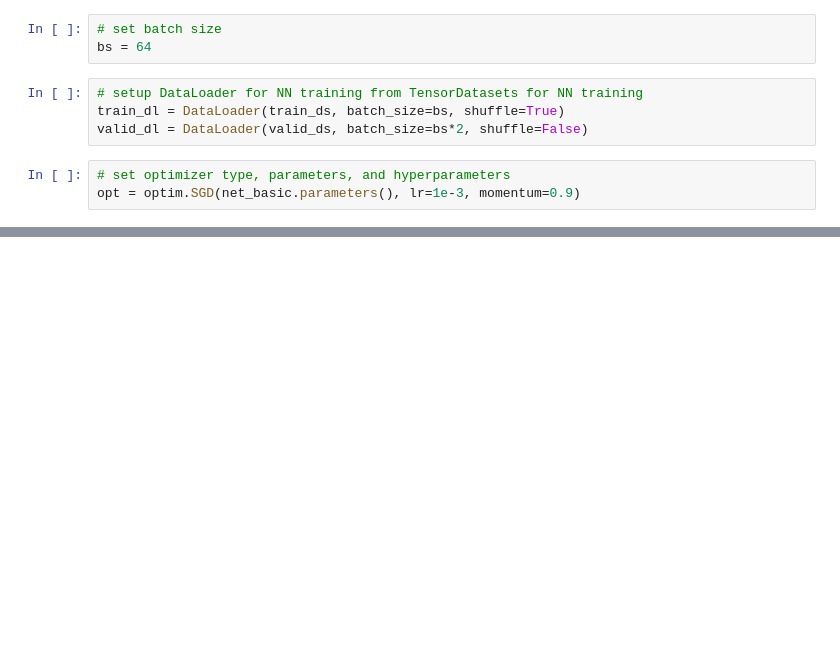
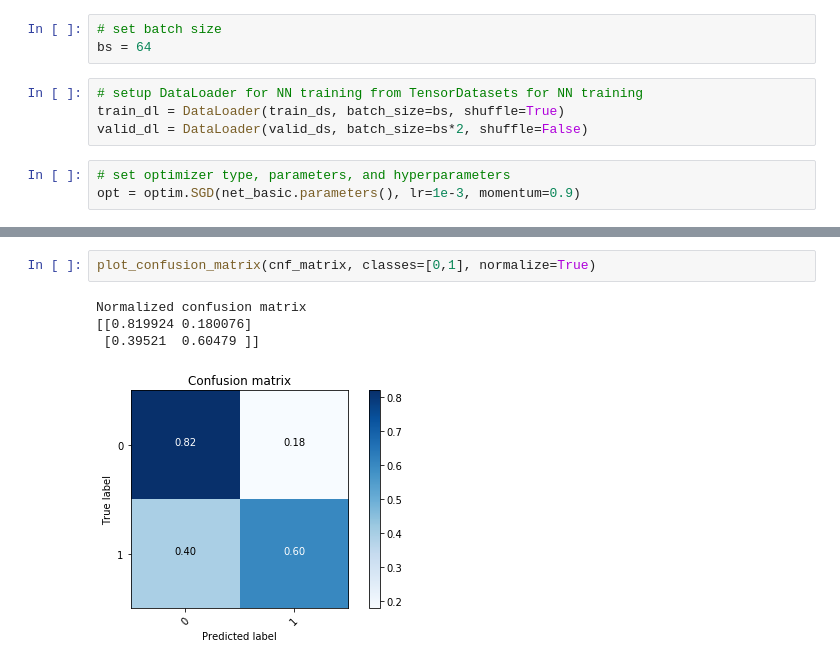
Before and after one commit to MicPie/genomics, a Jupyter notebook: DL_Genomics_v8_basic-pytorch.ipynb, the cells around one changed output, grey strips where cells are left out. Drawn from its saved outputs; the diff is of its cells as text; blank space fills up the shorter version.

```diff
--- a/DL_Genomics_v8_basic-pytorch.ipynb
+++ b/DL_Genomics_v8_basic-pytorch.ipynb
@@ -357,0 +425,7 @@ epoch   train loss      valid loss      accuaracy
+# %%
+plot_confusion_matrix(cnf_matrix, classes=[0,1], normalize=True)
+# %% [output]
+Normalized confusion matrix
+[[0.819924 0.180076]
+ [0.39521  0.60479 ]]
+[figure, added]
```
Also changed, not shown: parts of 9 cells of this notebook, 1 other file.
